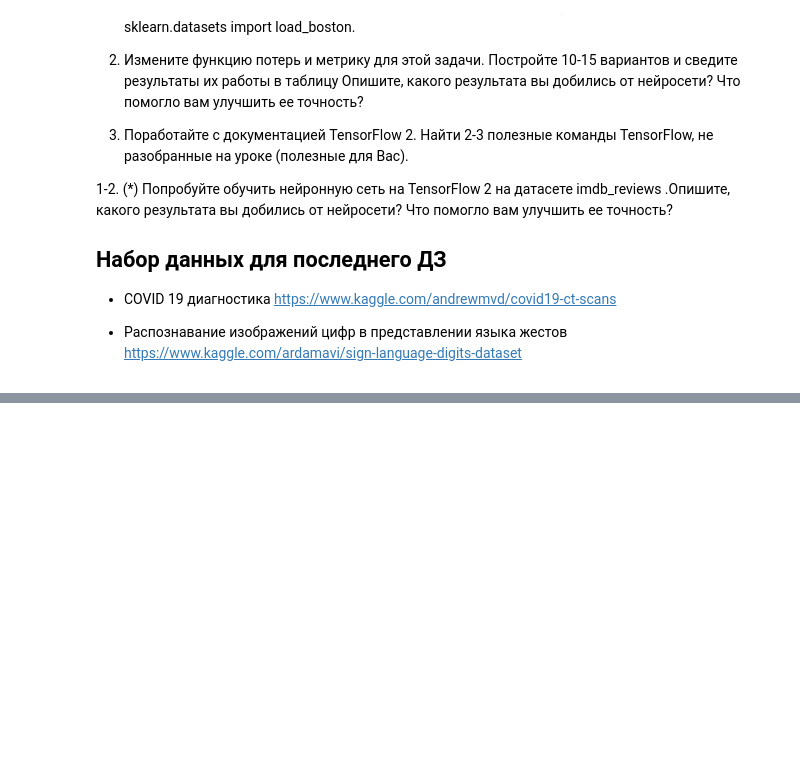
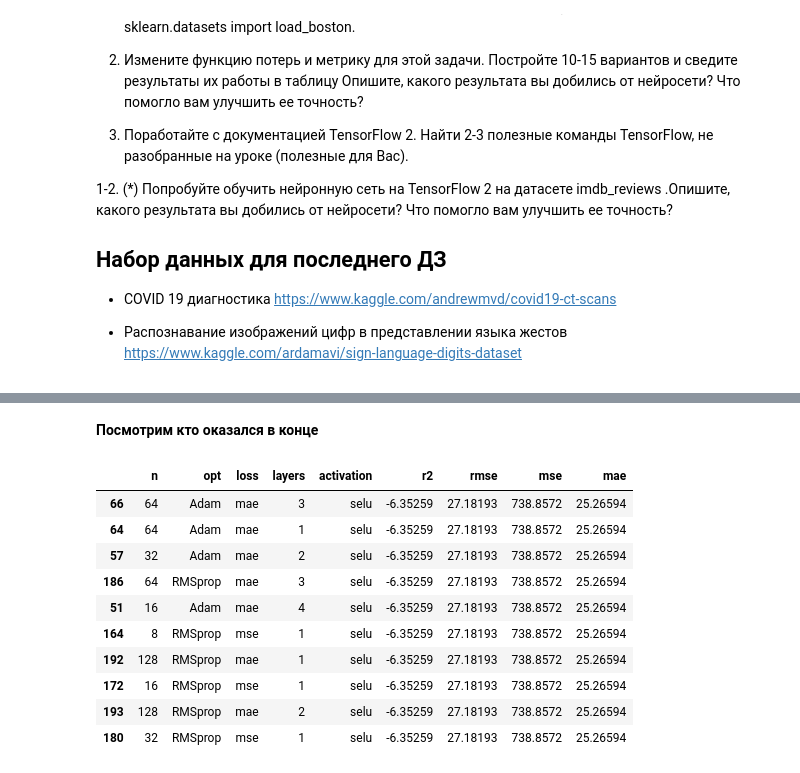
Before and after one commit to ViktorOtroschenko/Introduction_to_Neural_Networks, a Jupyter notebook: Lesson3.ipynb, the cells around one changed output, grey strips where cells are left out. Cells and saved outputs as stored; diff of their text form; code cells hidden in the pictures; blank space fills up the shorter version.

```diff
--- a/Lesson3.ipynb
+++ b/Lesson3.ipynb
@@ -24,0 +204,16 @@
+# %% [markdown]
+__Посмотрим кто оказался в конце__
+# %%
+result.tail(10)
+# %% [output]
+|  | n | opt | loss | layers | activation | r2 | rmse | mse | mae |
+| 66 | 64 | Adam | mae | 3 | selu | -6.35259 | 27.18193 | 738.8572 | 25.26594 |
+| 64 | 64 | Adam | mae | 1 | selu | -6.35259 | 27.18193 | 738.8572 | 25.26594 |
+| 57 | 32 | Adam | mae | 2 | selu | -6.35259 | 27.18193 | 738.8572 | 25.26594 |
+| 186 | 64 | RMSprop | mae | 3 | selu | -6.35259 | 27.18193 | 738.8572 | 25.26594 |
+| 51 | 16 | Adam | mae | 4 | selu | -6.35259 | 27.18193 | 738.8572 | 25.26594 |
+| 164 | 8 | RMSprop | mse | 1 | selu | -6.35259 | 27.18193 | 738.8572 | 25.26594 |
+| 192 | 128 | RMSprop | mae | 1 | selu | -6.35259 | 27.18193 | 738.8572 | 25.26594 |
+| 172 | 16 | RMSprop | mse | 1 | selu | -6.35259 | 27.18193 | 738.8572 | 25.26594 |
+| 193 | 128 | RMSprop | mae | 2 | selu | -6.35259 | 27.18193 | 738.8572 | 25.26594 |
+| 180 | 32 | RMSprop | mse | 1 | selu | -6.35259 | 27.18193 | 738.8572 | 25.26594 |
```
Also changed, not shown: parts of 20 cells of this notebook.
